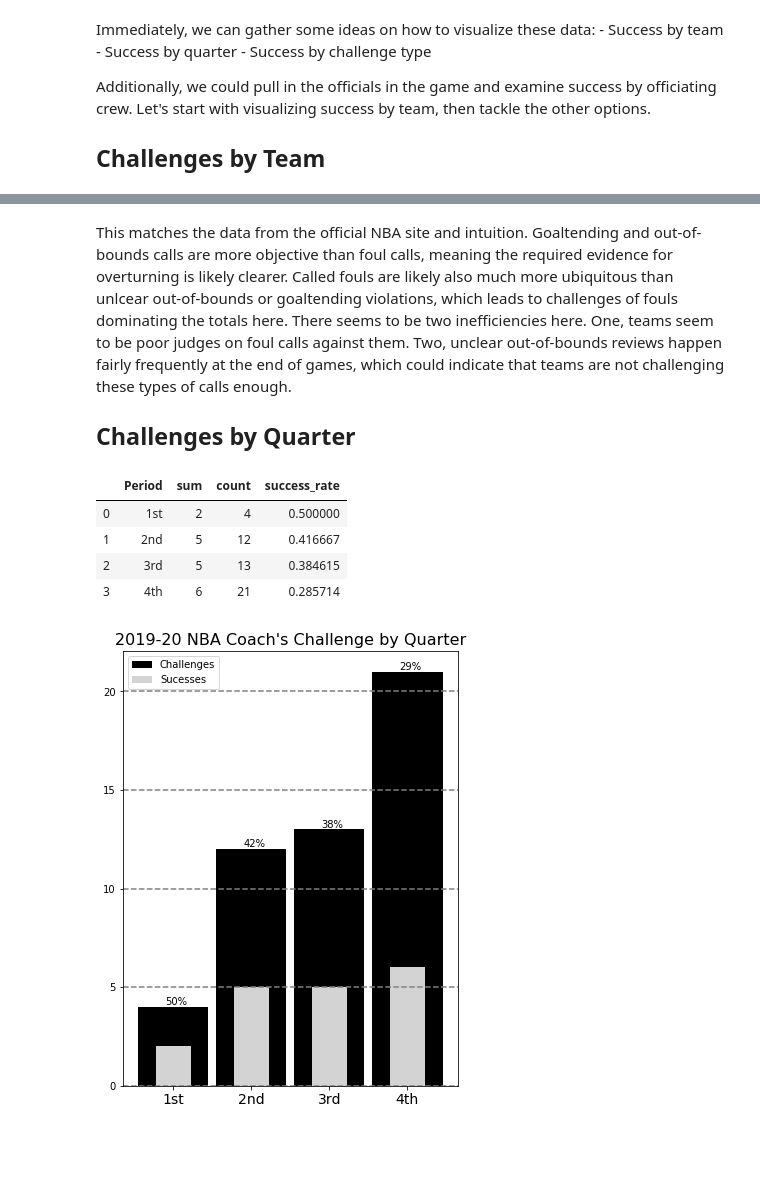
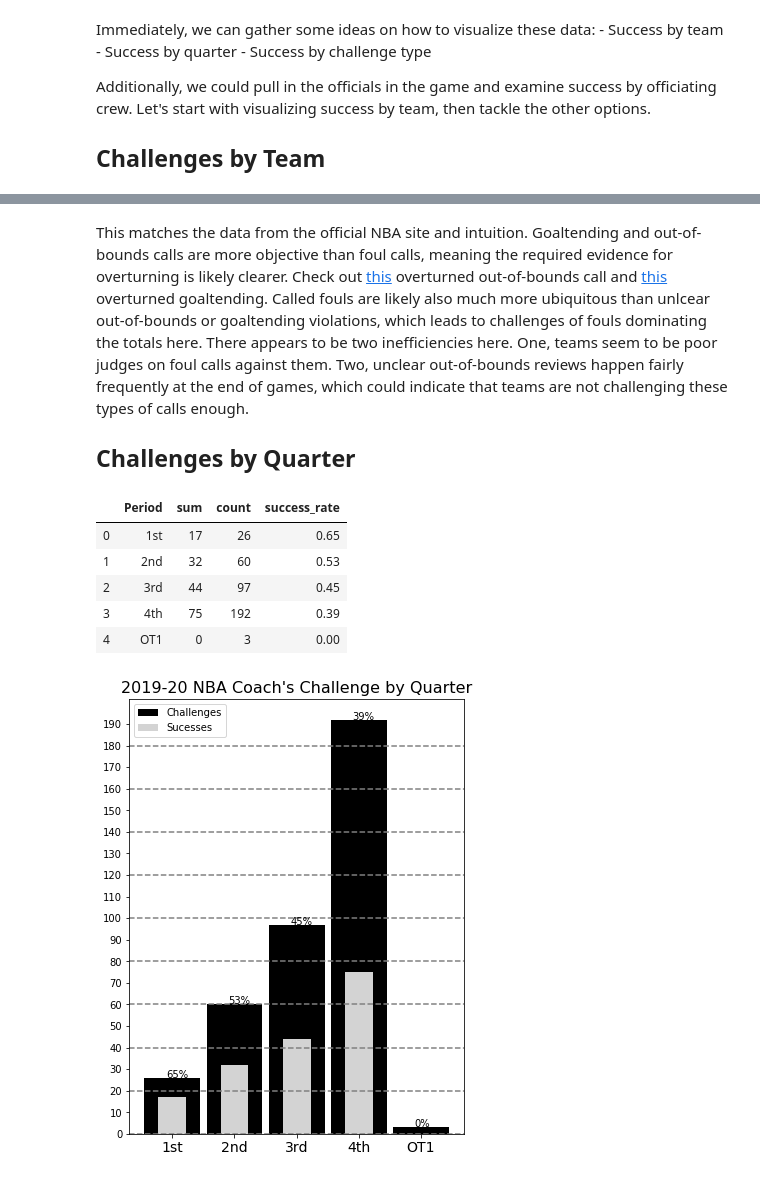
Before and after one commit to basketballrelativity/challenges, a Jupyter notebook: challenges_exploration.ipynb, the cells around one changed output, grey strips where cells are left out. Drawn from its saved outputs; the diff is of its cells as text; code cells hidden in the pictures; blank space fills up the shorter version.

Commit message:
updating data

```diff
--- a/challenges_exploration.ipynb
+++ b/challenges_exploration.ipynb
@@ -131,8 +155,8 @@ plt.yticks(range(0, len(team_df)),
            rotation=0, fontsize=14)
 
 plt.xticks(np.arange(0, max(team_df['count']) + 1, step=1))
-for x in np.arange(0, max(team_df['count']) + 1, step=1):
-    plt.axvline(x, linestyle='--', color='gray')
+for x in np.arange(0, max(team_df['count']) + 1, step=5):
+    plt.axvline(x, linestyle='--', color='lightgray')
 plt.title("2019-20 NBA Coach's Challenge by Team", fontsize=16)
 plt.legend(loc='lower right')
 plt.show()
@@ -147,9 +171,12 @@ More than half of the league has yet to win a challenge, indicating that a team'
 # %%
-challenge_df['Challenge Type'] = ['OB' if x == 'ob' else x for x in challenge_df['Challenge Type']]
+challenge_df['Challenge Type'] = ['OB' if x == 'ob'
+                                  else 'GT' if x == 'BI'
+                                  else x for x in challenge_df['Challenge Type']]
 type_df = pd.DataFrame(challenge_df.groupby('Challenge Type')['Success'].aggregate(['sum', 'count'])).reset_index()
 type_df['success_rate'] = [0 if y == 0 else x/float(y) for x, y in zip(type_df['sum'], type_df['count'])]
 
 type_df = type_df.sort_values(['sum', 'count', 'success_rate'], ascending=[True, True, False])
+type_df['success_rate'] = [round(x, 2) for x in type_df['success_rate']]
 type_df
 # %% [output]
 |  | Challenge Type | sum | count | success_rate |
@@ -186,9 +213,9 @@ plt.xticks(range(0, len(type_df)),
            type_df['Challenge Type'],
            rotation=0, fontsize=14)
 
-plt.yticks(np.arange(0, max(type_df['count']) + 1, step=5))
-for x in np.arange(0, max(type_df['count']) + 1, step=10):
-    plt.axhline(x, linestyle='--', color='gray')
+plt.yticks(np.arange(0, max(type_df['count']) + 1, step=10))
+for x in np.arange(0, max(type_df['count']) + 1, step=20):
+    plt.axhline(x, linestyle='--', color='lightgray')
 plt.title("2019-20 NBA Coach's Challenge by Type", fontsize=16)
 plt.legend(loc='upper left')
 plt.show()
@@ -197,19 +224,22 @@ plt.show()
 # %% [markdown]
-This matches the data from the official NBA site and intuition. Goaltending and out-of-bounds calls are more objective than foul calls, meaning the required evidence for overturning is likely clearer. Called fouls are likely also much more ubiquitous than unlcear out-of-bounds or goaltending violations, which leads to challenges of fouls dominating the totals here. There seems to be two inefficiencies here. One, teams seem to be poor judges on foul calls against them. Two, unclear out-of-bounds reviews happen fairly frequently at the end of games, which could indicate that teams are not challenging these types of calls enough.
+This matches the data from the official NBA site and intuition. Goaltending and out-of-bounds calls are more objective than foul calls, meaning the required evidence for overturning is likely clearer. Check out [this](http://dmmx2.nba.com/videourlredirect?&project=/bbops/bbops_SAC_PHX_Phoenix_OB_Challenge_102319) overturned out-of-bounds call and [this](https://dmmx2.nba.com/videourlredirect?&project=/bbops/bbops_IND_DET_Indiana_Goaltending_Challenge_102818_v2) overturned goaltending. Called fouls are likely also much more ubiquitous than unlcear out-of-bounds or goaltending violations, which leads to challenges of fouls dominating the totals here. There appears to be two inefficiencies here. One, teams seem to be poor judges on foul calls against them. Two, unclear out-of-bounds reviews happen fairly frequently at the end of games, which could indicate that teams are not challenging these types of calls enough.
 
 ## Challenges by Quarter
 # %%
+challenge_df['Period'] = ['4th' if x == '4TH' else x for x in challenge_df['Period']]
 quarter_df = pd.DataFrame(challenge_df.groupby('Period')['Success'].aggregate(['sum', 'count'])).reset_index()
 quarter_df['success_rate'] = [0 if y == 0 else x/float(y) for x, y in zip(quarter_df['sum'], quarter_df['count'])]
 
 quarter_df = quarter_df.sort_values(['Period'], ascending=[True])
+quarter_df['success_rate'] = [round(x, 2) for x in quarter_df['success_rate']]
 quarter_df
 # %% [output]
 |  | Period | sum | count | success_rate |
-| 0 | 1st | 2 | 4 | 0.500000 |
-| 1 | 2nd | 5 | 12 | 0.416667 |
-| 2 | 3rd | 5 | 13 | 0.384615 |
-| 3 | 4th | 6 | 21 | 0.285714 |
+| 0 | 1st | 17 | 26 | 0.65 |
+| 1 | 2nd | 32 | 60 | 0.53 |
+| 2 | 3rd | 44 | 97 | 0.45 |
+| 3 | 4th | 75 | 192 | 0.39 |
+| 4 | OT1 | 0 | 3 | 0.00 |
 # %%
 fig = plt.figure(figsize=(6, 8))
 
@@ -218,36 +248,36 @@ axis = fig.add_axes()
 bar_width_po = 0.9
 bar_width_league = 0.45
 
 # Adjusting the vertical locations of the horizontal bars to match with the axis tick labels
 hort_locations = np.arange(len(quarter_df))
 #hort_locations = [x + bar_height_po/2 for x in vert_locations]
 
 axis = fig.add_axes()
 
 plt.bar(x=hort_locations,
         height=list(quarter_df['count']), width=bar_width_po,
         color='black', label = 'Challenges')
 plt.bar(x=hort_locations,
         height=list(quarter_df['sum']), width=bar_width_league,
         color='lightgray', label = 'Sucesses')
 
 count = 0
 for perc, chal in zip(quarter_df['success_rate'], quarter_df['count']):
     plt.text(count-0.1, chal + 0.1, str(round(perc*100)) + '%')
     count += 1
 
 plt.xticks(range(0, len(quarter_df)),
            quarter_df['Period'],
            rotation=0, fontsize=14)
 
-plt.yticks(np.arange(0, max(quarter_df['count']) + 1, step=5))
-for x in np.arange(0, max(quarter_df['count']) + 1, step=5):
+plt.yticks(np.arange(0, max(quarter_df['count']) + 1, step=10))
+for x in np.arange(0, max(quarter_df['count']) + 1, step=20):
     plt.axhline(x, linestyle='--', color='gray')
 plt.title("2019-20 NBA Coach's Challenge by Quarter", fontsize=16)
 plt.legend(loc='upper left')
 plt.show()
 # %% [output]
-[figure, old version]
+[figure, new version]
 # %% [markdown]
 Again, the above chart shows what one would expect. The volume of challenges increase by quarter. Given the low cost of a challenge, teams should be more willing to challenge a call as the end of the game approaches. Due to this, the probability of success lowers as the quarter increases.
 
```
Also changed, not shown: parts of 25 cells of this notebook, 1 other file.
